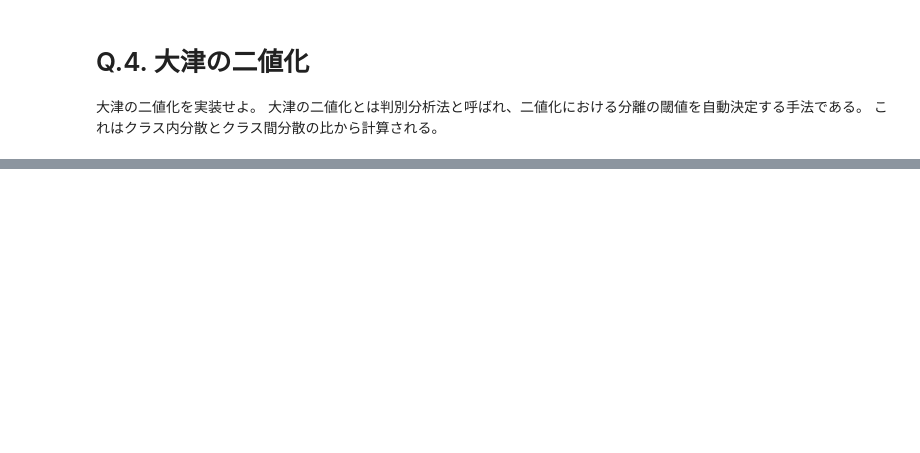
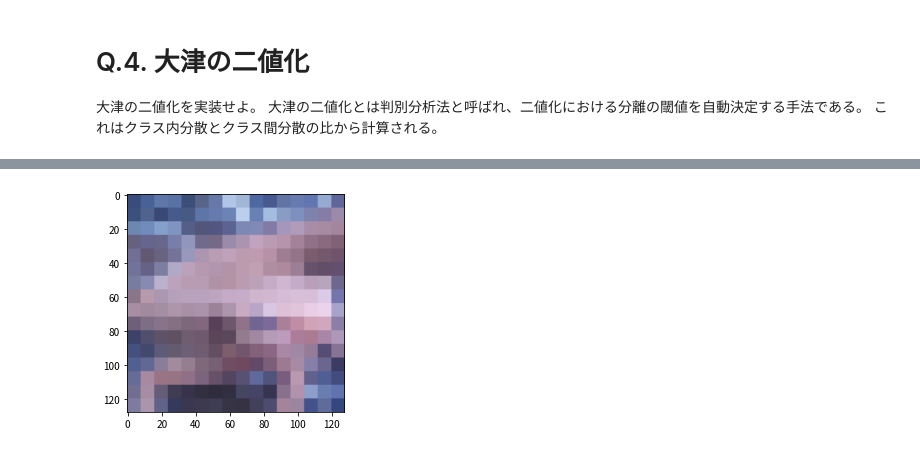
Before and after one commit to yudai0731/Gasyori100knock-1, a Jupyter notebook: Question_01_10/Myanswer.ipynb, the cells around one changed output, grey strips where cells are left out. Cells and saved outputs as stored; diff of their text form; code cells hidden in the pictures; blank space fills up the shorter version.

```diff
--- a/Question_01_10/Myanswer.ipynb
+++ b/Question_01_10/Myanswer.ipynb
@@ -74,0 +202,17 @@ plt.show()
+# %%
+def average_pooling(img):
+    out = np.zeros_like(img)
+    grid_size = 8
+    img_width,img_height,layer = img.shape
+    for height in range(0,img_height,grid_size):
+        for width in range(0,img_width,grid_size):
+            for l in range(layer):
+                out[height:height+grid_size,width:width+grid_size,l] = np.mean(img[height:height+grid_size,width:width+grid_size,l])
+
+    return out.astype(np.uint8)
+
+out = average_pooling(img)
+plt.imshow(cv2.cvtColor(out, cv2.COLOR_BGR2RGB))
+plt.show()
+# %% [output]
+[figure, added]
```
Also changed, not shown: parts of 9 cells of this notebook, 1 other file.
